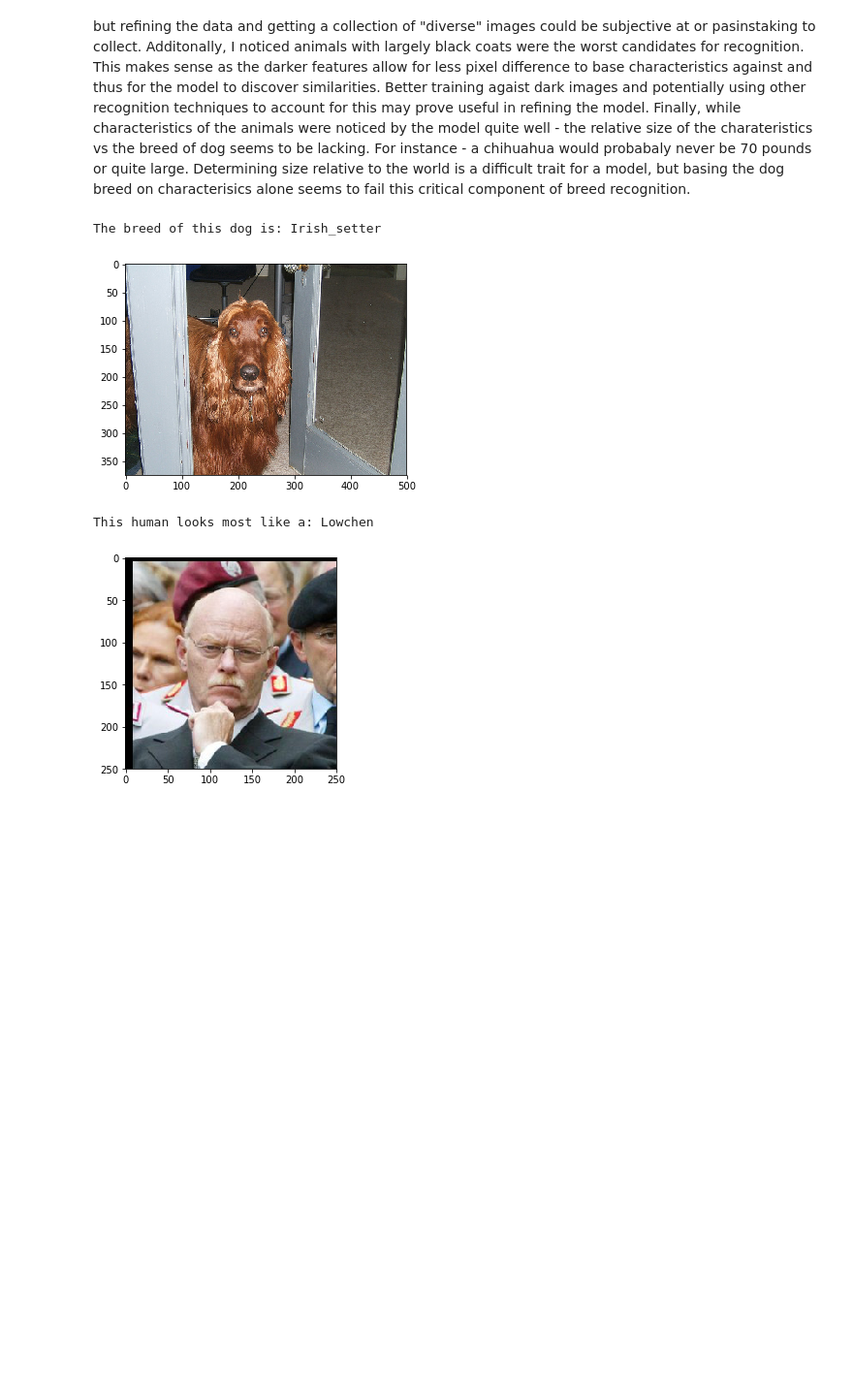
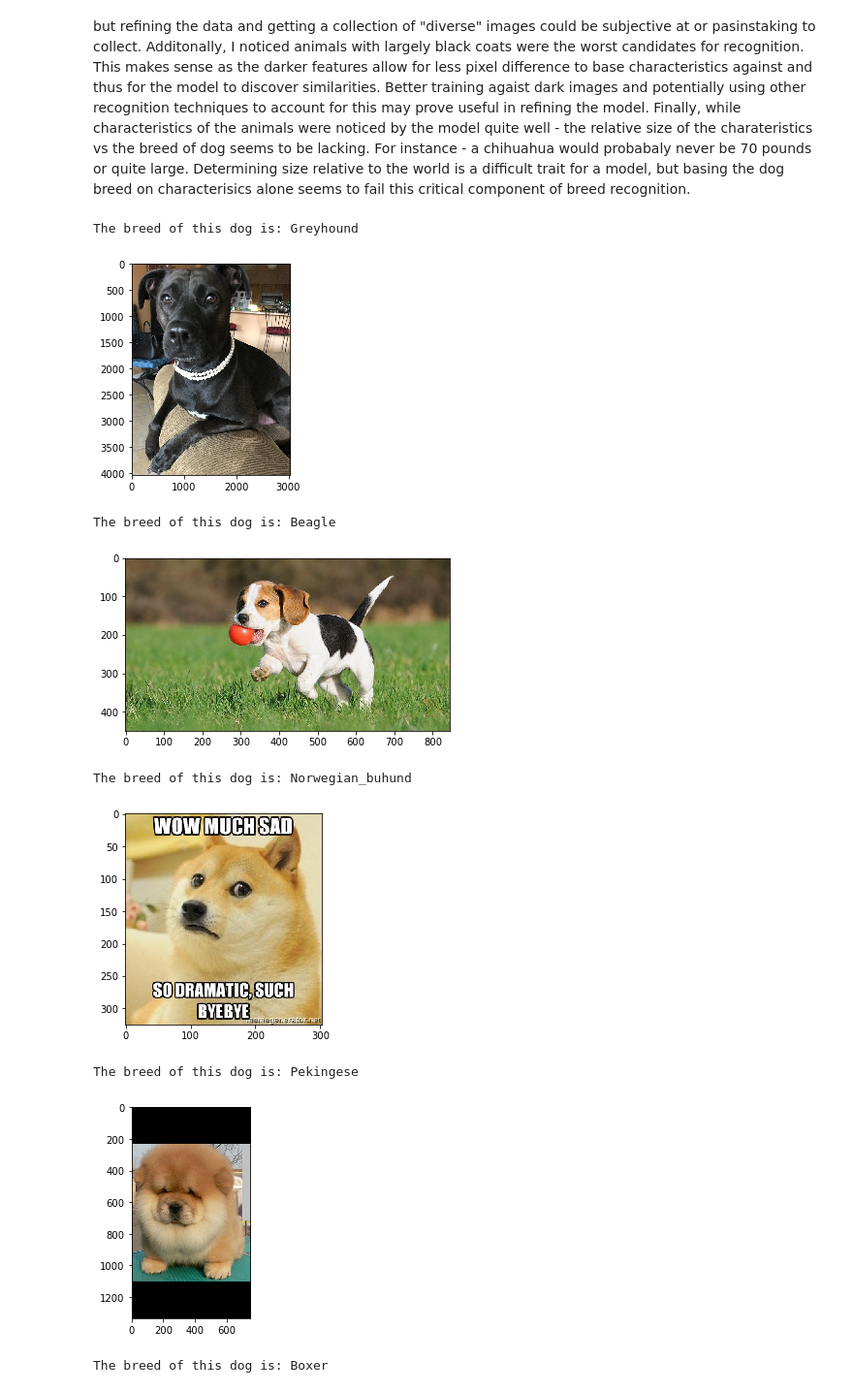
Before and after one commit to m-hintz-42/cnn_dog, a Jupyter notebook: dog_app.ipynb, the cells around one changed output. Shown at 97% size. Cells and saved outputs as stored; diff of their text form; code cells hidden in the pictures; blank space fills up the shorter version.

Commit message:
Modifying weights and updating final test images

```diff
--- a/dog_app.ipynb
+++ b/dog_app.ipynb
@@ -610,6 +653,6 @@ checkpointer = ModelCheckpoint(filepath='saved_models/weights.best.MyRes50.hdf5'
 
 MyRes50_model.fit(train_Resnet50, train_targets,
           validation_data=(valid_Resnet50, valid_targets),
-          epochs=10, batch_size=20, callbacks=[checkpointer], verbose=1)
+          epochs=20, batch_size=20, callbacks=[checkpointer], verbose=1)
 # %% [output]
 Train on 6680 samples, validate on 835 samples
@@ -730,33 +773,36 @@ Finally, while characteristics of the animals were noticed by the model quite we
 # %%
 ## TODO: Execute your algorithm from Step 6 on
 ## at least 6 images on your computer.
 ## Feel free to use as many code cells as needed.
 import matplotlib.pyplot as plt
 import cv2
 
-dog_image = train_files[34]
-# dog_image = 'IMG_4469.jpg'
-dog_img = cv2.imread(dog_image)
-dog = dog_app(dog_image)
+
+dog_images = ['IMG_4465.jpg', 'IMG_3607.jpg', 'IMG_2906.jpg', 'IMG_2506.jpg', 'IMG_3724.jpg']
+for each in dog_images:
+    dog_img = cv2.imread(each)
+    dog = dog_app(each)
+    print("The breed of this dog is: " + dog)
+    cv_rgb = cv2.cvtColor(dog_img, cv2.COLOR_BGR2RGB)
+    plt.imshow(cv_rgb)
+    plt.show()
 
 
-print("The breed of this dog is: " + dog)
-cv_rgb = cv2.cvtColor(dog_img, cv2.COLOR_BGR2RGB)
-plt.imshow(cv_rgb)
-plt.show()
-
-
-human_image = human_files[500]
-# human_image = 'IMG_4469.jpg'
-hum_img = cv2.imread(human_image)
-human = dog_app(human_image)
-
-print("This human looks most like a: " + human)
-cv_rgb = cv2.cvtColor(hum_img, cv2.COLOR_BGR2RGB)
-plt.imshow(cv_rgb)
-plt.show()
+human_images= [human_files[100], human_files[32]]
+for each in human_images:
+    hum_img = cv2.imread(each)
+    human = dog_app(each)
+    print("This human looks most like a: " + human)
+    cv_rgb = cv2.cvtColor(hum_img, cv2.COLOR_BGR2RGB)
+    plt.imshow(cv_rgb)
+    plt.show()
 # %% [output]
-The breed of this dog is: Irish_setter
+The breed of this dog is: Greyhound
-[figure, old version]
+[figure, new version]
-This human looks most like a: Lowchen
+The breed of this dog is: Beagle
-[figure, old version]
+[figure, new version]
+The breed of this dog is: Norwegian_buhund
+[figure, added]
+The breed of this dog is: Pekingese
+[figure, added]
+The breed of this dog is: Boxer
```
Also changed, not shown: parts of 13 cells of this notebook, 1 other file.
